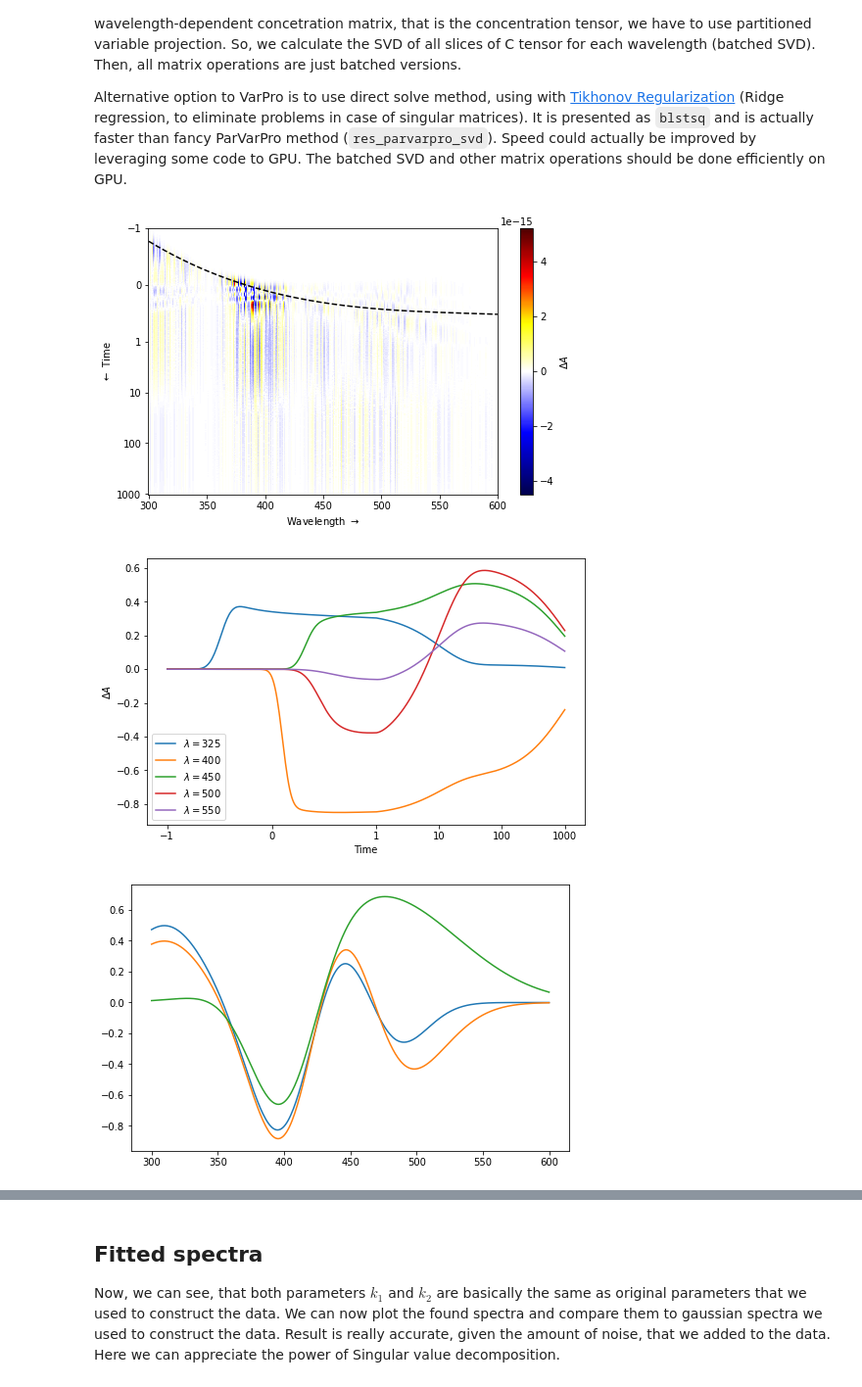
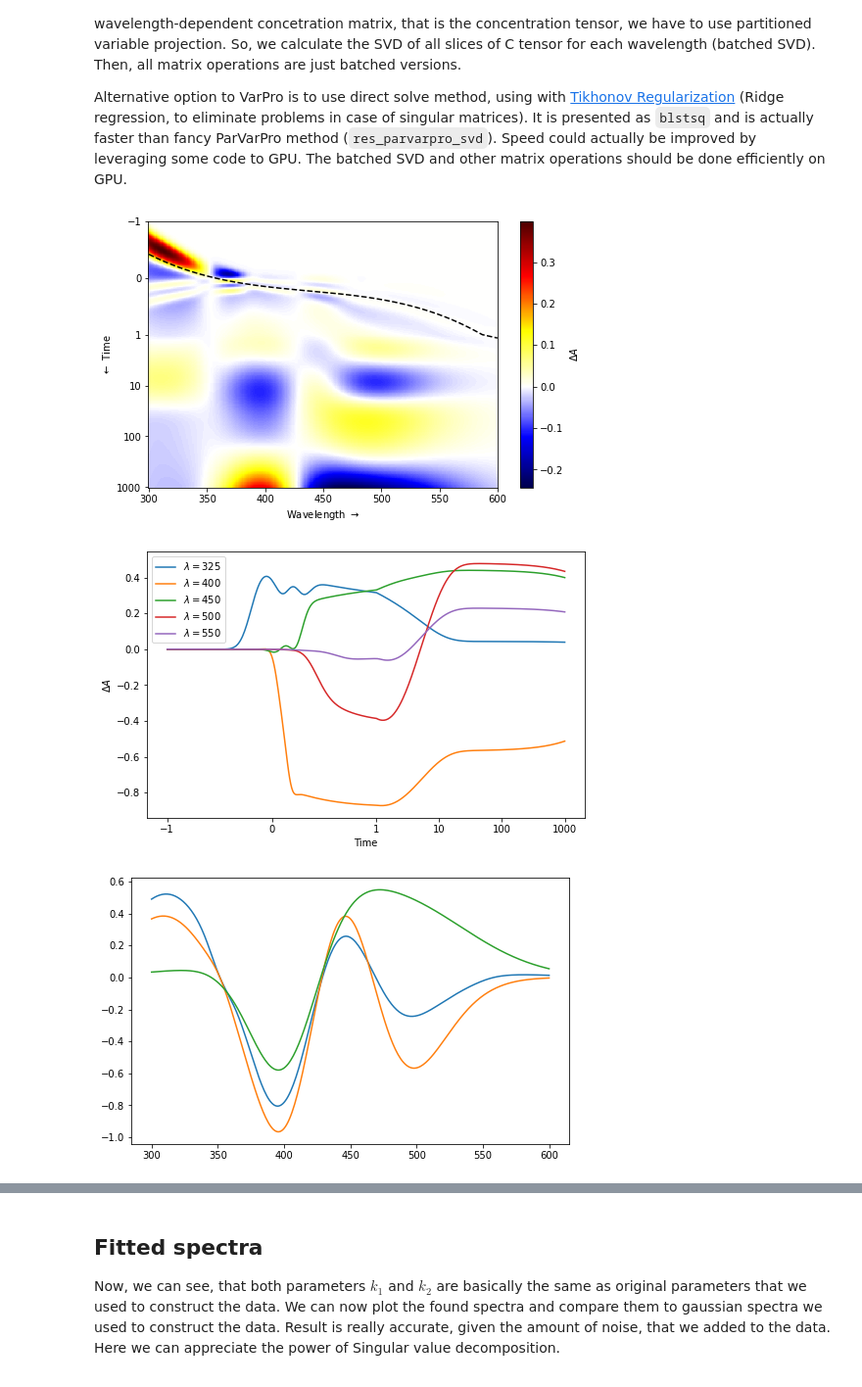
Before and after one commit to dmadea/Jupyter-Tutorials, a Jupyter notebook: Femto + LDM/Femto tutorial.ipynb, the cells around one changed output, grey strips where cells are left out. Shown at 98% size. Cells and saved outputs as stored; diff of their text form; code cells hidden in the pictures.

```diff
--- a/Femto + LDM/Femto tutorial.ipynb
+++ b/Femto + LDM/Femto tutorial.ipynb
@@ -754,7 +754,7 @@ Inverse of diagonal $\mathbf\Sigma$ matrix is just inverting values on main diag
 Alternative option to VarPro is to use direct solve method, using with [Tikhonov Regularization](https://en.wikipedia.org/wiki/Tikhonov_regularization) (Ridge regression, to eliminate problems in case of singular matrices). It is presented as `blstsq` and is actually faster than fancy ParVarPro method (`res_parvarpro_svd`). Speed could actually be improved by leveraging some code to GPU. The batched SVD and other matrix operations should be done efficiently on GPU.
 # %%
 # inspiration from https://github.com/Tillsten/skultrafast/blob/9544c3cc3c3c3fa46b728156198807e2b21ba24b/skultrafast/base_funcs/pytorch_fitter.py
-def blstsq(A: np.ndarray, B: np.ndarray, alpha: float = 0.001):
+def blstsq(A: np.ndarray, B: np.ndarray, alpha: float = 1e-10):
     """
     Batched linear least-squares by numpy with direct solve method with optional Tikhonov regularization
     to prevent errors in case of singular matrices.
@@ -780,7 +780,7 @@ def blstsq(A: np.ndarray, B: np.ndarray, alpha: float = 0.001):
 
     if alpha != 0:
         I = alpha * np.eye(ATA.shape[-1])  # alpha * identity matrix
-        ATA += I[None, ...]  # add to ATA, TODO, speed could be improved here
+        ATA += I[None, ...]  # add to ATA, TODO, speed could be improved here, possibly numba...
 
     X = np.linalg.solve(ATA, ATB)  # solve batched linear system of equations
 
@@ -810,7 +810,7 @@ def res_parvarpro_svd(C: np.ndarray, D: np.ndarray, rcond: float = 1e-10):
 
 def simulate_C_with_artifacts(taus: np.ndarray, times: np.ndarray, fwhm: Union[int, float, np.ndarray] = 0,
                               mu: Union[None, np.ndarray] = None, n_derivatives=2):
-    """Simulates the sequential model."""
+    """Simulates the sequential model with artifacts as  gaussian and its derivatives."""
     k = taus.shape[0]
     ks = 1 / taus  # rate constants
 
@@ -839,50 +839,56 @@ params = Parameters()
 
 # used parmu = [0.1, 0.55, -0.27, 0.05]
 # parmu coefficients
-params.add('parmu_0', value=0.1, min=-np.inf, max=np.inf, vary=True)
-params.add('parmu_1', value=0.55, min=-np.inf, max=np.inf, vary=True)
-params.add('parmu_2', value=-0.27, min=-np.inf, max=np.inf, vary=True)
-params.add('parmu_3', value=0.05, min=-np.inf, max=np.inf, vary=True)
+params.add('parmu_0', value=0.15, min=-np.inf, max=np.inf, vary=True)
+params.add('parmu_1', value=0.25, min=-np.inf, max=np.inf, vary=True)
+params.add('parmu_2', value=-0.17, min=-np.inf, max=np.inf, vary=True)
+params.add('parmu_3', value=0.15, min=-np.inf, max=np.inf, vary=True)
 
 # used partau = [0.15, 0.01, 0.10]
 # partau coefficients
-params.add('partau_0', value=0.15, min=-np.inf, max=np.inf, vary=True)
-params.add('partau_1', value=0.01, min=-np.inf, max=np.inf, vary=True)
-params.add('partau_2', value=0.1, min=-np.inf, max=np.inf, vary=True)
+params.add('partau_0', value=0.1, min=-np.inf, max=np.inf, vary=True)
+params.add('partau_1', value=0.02, min=-np.inf, max=np.inf, vary=True)
+params.add('partau_2', value=0.2, min=-np.inf, max=np.inf, vary=True)
 
 # used kinetic params [0.2, 10, 1e3]
-params.add('tau_0', value=0.2, min=0, max=np.inf, vary=True)
-params.add('tau_1', value=10, min=0, max=np.inf, vary=True)
-params.add('tau_2', value=1e3, min=0, max=np.inf, vary=True)
+params.add('tau_0', value=0.7, min=0, max=np.inf, vary=True)
+params.add('tau_1', value=5, min=0, max=np.inf, vary=True)
+params.add('tau_2', value=1e4, min=0, max=np.inf, vary=True)
 
-def simulate_model(params):
+def get_model_params(params):
     lambda_c = 400
 
     # extract values from parameters
     pars = [par.value for key, par in params.items()]
 
     parmu = np.asarray(pars[:4])
     partau = np.asarray(pars[4:7])
     taus = np.asarray(pars[7:])
 
     mu = get_parx(wavelengths, parmu, lambda_c)
     tau = get_parx(wavelengths, partau, lambda_c)
+
+    return taus, mu, tau
+
+
+def simulate_model(params):
+    taus, mu, tau = get_model_params(params)
 
     C = simulate_C_with_artifacts(taus, times, tau, mu, n_derivatives=2)
 
     ST, D_fit = blstsq(C, D.T, 0)  # solve batched least squares problem
 
     return D_fit, ST, mu, tau
 
 D_fit, ST_fit, mu_fit, tau_fit = simulate_model(params)
 residuals = D - D_fit
 plot_matrix(times, wavelengths, residuals, mu_fit,)
 plot_traces(times, wavelengths, D_fit)
 plt.plot(wavelengths, ST_fit[:3].T)
 plt.show()
-plt.plot(wavelengths, tau_fit - tau)
-plt.show()
+# plt.plot(wavelengths, tau_fit - tau)
+# plt.show()
 # %% [output]
-[figure, old version]
+[figure, new version]
-[figure, old version]
+[figure, new version]
-[figure, old version]
+[figure, new version]
```
Also changed, not shown: parts of 5 cells of this notebook.
